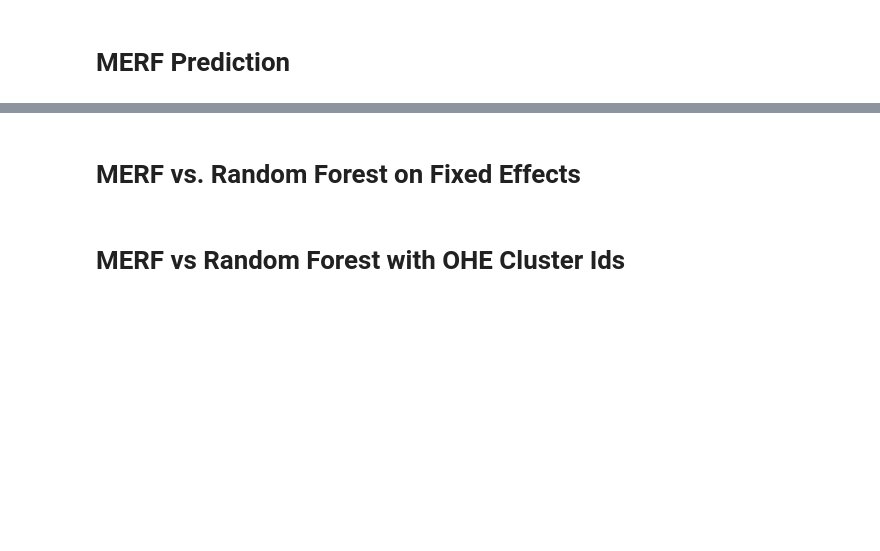
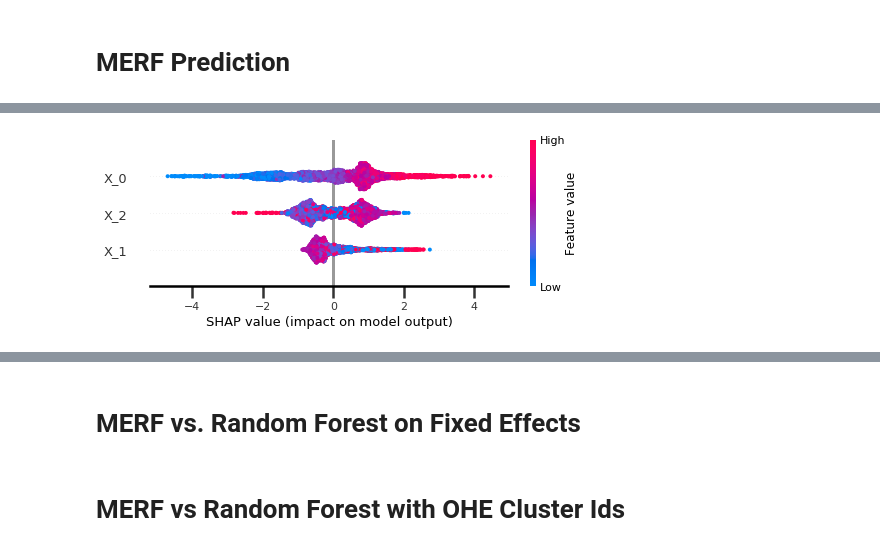
Before and after one commit to manifoldai/merf, a Jupyter notebook: notebooks/MERF Example.ipynb, the cells around one changed output, grey strips where cells are left out. Saved outputs shown, nothing was run; the diff lists cells and outputs as text; code cells hidden in the pictures; blank space fills up the shorter version.

```diff
--- a/notebooks/MERF Example.ipynb
+++ b/notebooks/MERF Example.ipynb
@@ -147,0 +181,5 @@ assert len(y_hat_new) == len(y_new)
+# %%
+# summarize the effects of all the features
+shap.summary_plot(shap_values, X_known)
+# %% [output]
+[figure, added]
```
Also changed, not shown: parts of 17 cells of this notebook, 2 other files.
